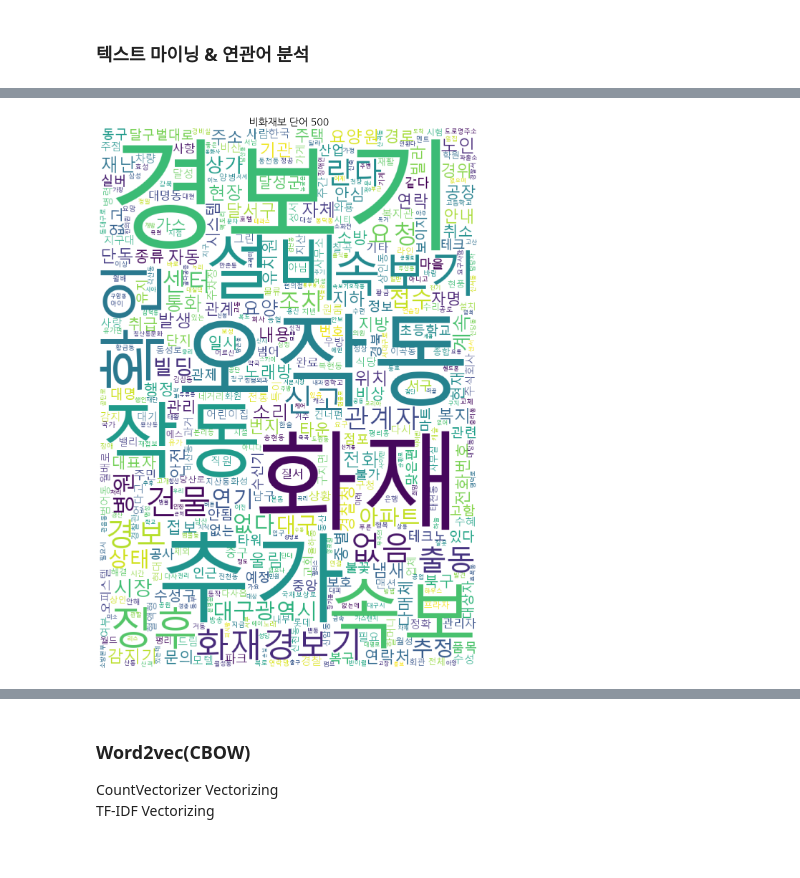
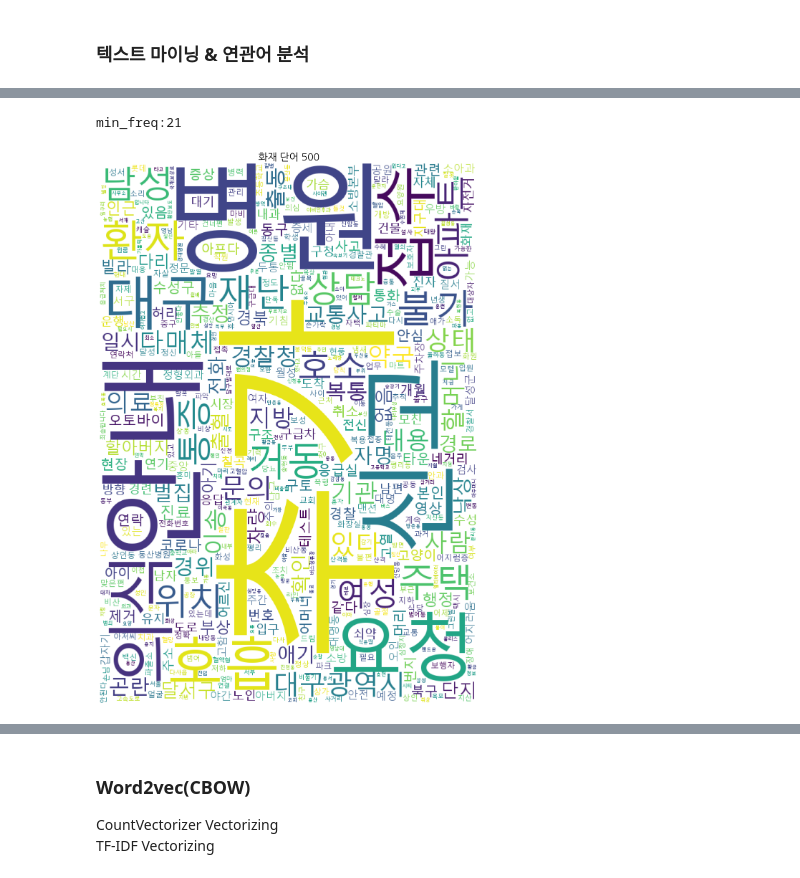
Before and after one commit to 99kb/-_-, a Jupyter notebook: error.ipynb, the cells around one changed output, grey strips where cells are left out. Cells and saved outputs as stored; diff of their text form; code cells hidden in the pictures.

```diff
--- a/error.ipynb
+++ b/error.ipynb
@@ -306,7 +269,7 @@ import pandas as pd
 import os
 import pickle
 import re
-#import pyLDAvis.gensim
+# import pyLDAvis.gensim
 from gensim import corpora
 from sklearn.feature_extraction.text import CountVectorizer, TfidfVectorizer
 import numpy as np
@@ -325,12 +288,15 @@ import matplotlib.font_manager as fm
 import math
 from sklearn.manifold import TSNE
 from gensim.models import CoherenceModel
+
+from gensim.utils import simple_preprocess
+
 # from soynlp.tokenizer import LTokenizer
 # from soynlp.noun import LRNounExtractor_v2
 
 matplotlib.font_manager.findSystemFonts(fontpaths  = None , fontext = 'ttf') # 활용가능한 폰트 찾기
 
-def make_dtm(text, max_features = 1000000, min_df = 300, stopwords = None):
+def make_dtm(text, max_features = 1000000, min_df = 1, stopwords = None):
     while True:
         cv =  CountVectorizer(max_features= max_features,
                               min_df = min_df,
@@ -342,7 +308,7 @@ def make_dtm(text, max_features = 1000000, min_df = 300, stopwords = None):
         try:
             tdm_mat = tdm.toarray()
         except MemoryError:
-            min_df += 200
+            min_df += 10
             print("\rmin_freq:{}".format(min_df), end = " ")
         else:
             break
@@ -369,7 +335,7 @@ def analy_asso(dtm_mat, support, confidence):
             asso_gen = apriori(asso_data, min_support=support, use_colnames=True,
                                    max_len = 2, low_memory = True)
         except MemoryError:
-            support += 0.0005
+            support += 0.0001
             print("\rsupport:",support, end = " ")
         else:
             break
@@ -469,7 +435,8 @@ def run_lda(text, num_topics):
                                                update_every = 1,
                                                #chunksize = round(len(corpus)/20),
                                                passes=10)
-    return corpus, ldamodel
+    return corpus, ldamodel,id2word
+#반환값 dictionary 추가함
 
 def find_topic_terms(lda_model, topicn, topn = 20):
     term_dic = {}
@@ -504,5 +471,9 @@ def find_doc_topic(model, corpus):
         all_assigned_prob.append(sorted_topic_list[0][1])
 
     return pd.DataFrame({"topic" : all_assigned_topic, "prob" : all_assigned_prob})
+
+
+def remove_stopwords(texts, stopwords):
+    return [[word for word in simple_preprocess(str(doc)) if word not in stopwords] for doc in texts]
 # %% [markdown]
 ### 텍스트 마이닝 & 연관어 분석
@@ -509,15 +533,16 @@ def find_doc_topic(model, corpus):
 # %%
 word_freq = []
 word_pgr = []
-doc_cnt = len(non_fire)
-dtm_mat = make_dtm(non_fire, stopwords = [""])
+doc_cnt = len(fire)
+dtm_mat = make_dtm(fire, stopwords = ['구급','센터','상황','병원','추가','안내'])
 plt.figure( figsize = (20, 20),dpi=100 )
 plt.rc('font', family='NanumGothic')
 plt.imshow(make_wordcloud(dtm_mat, width = 700, height = 1000))
 plt.axis("off")
 # plt.savefig(main_path + "/results/{}/{}_wordcloud.png".format(f_name ,year), bbox_inches='tight')
-plt.title("비화재보 단어 500",fontsize=20)
+plt.title("화재 단어 500",fontsize=20)
 plt.show()
 plt.close()
 # %% [output]
+min_freq:21
-[figure, old version]
+[figure, new version]
```
Also changed, not shown: parts of 20 cells of this notebook.
